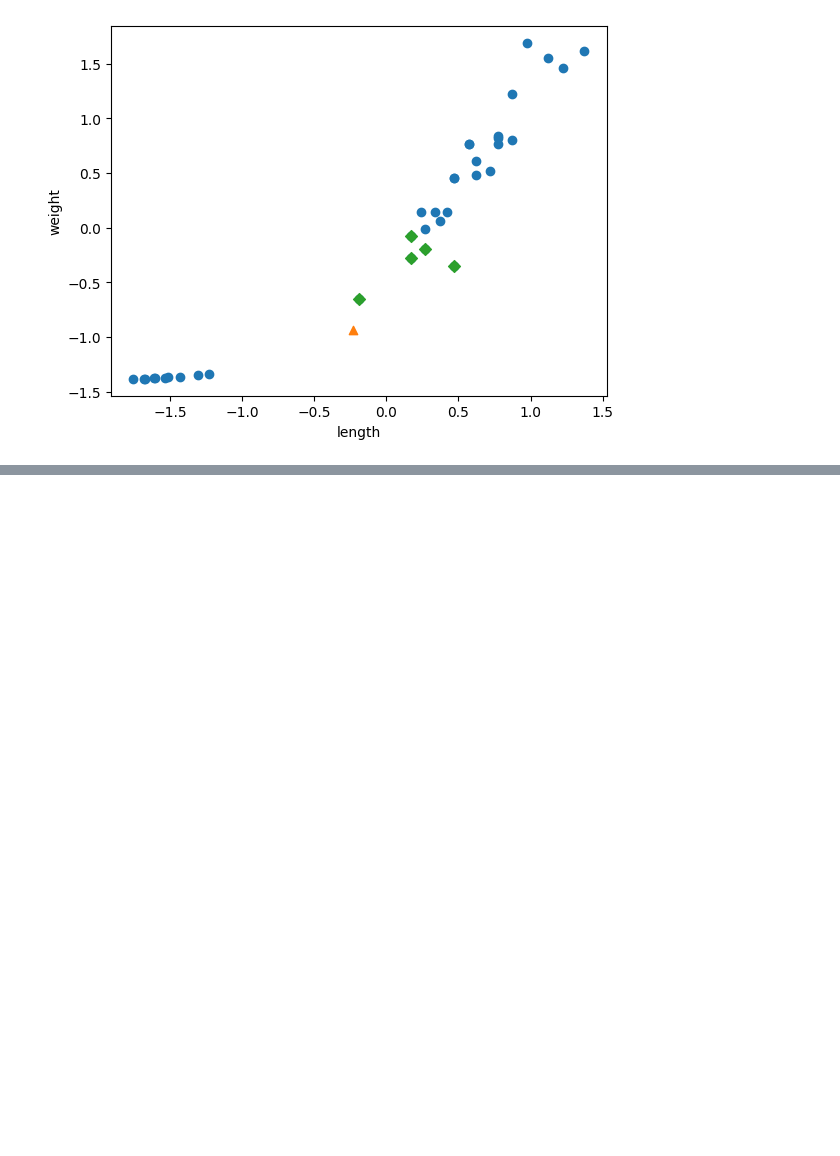
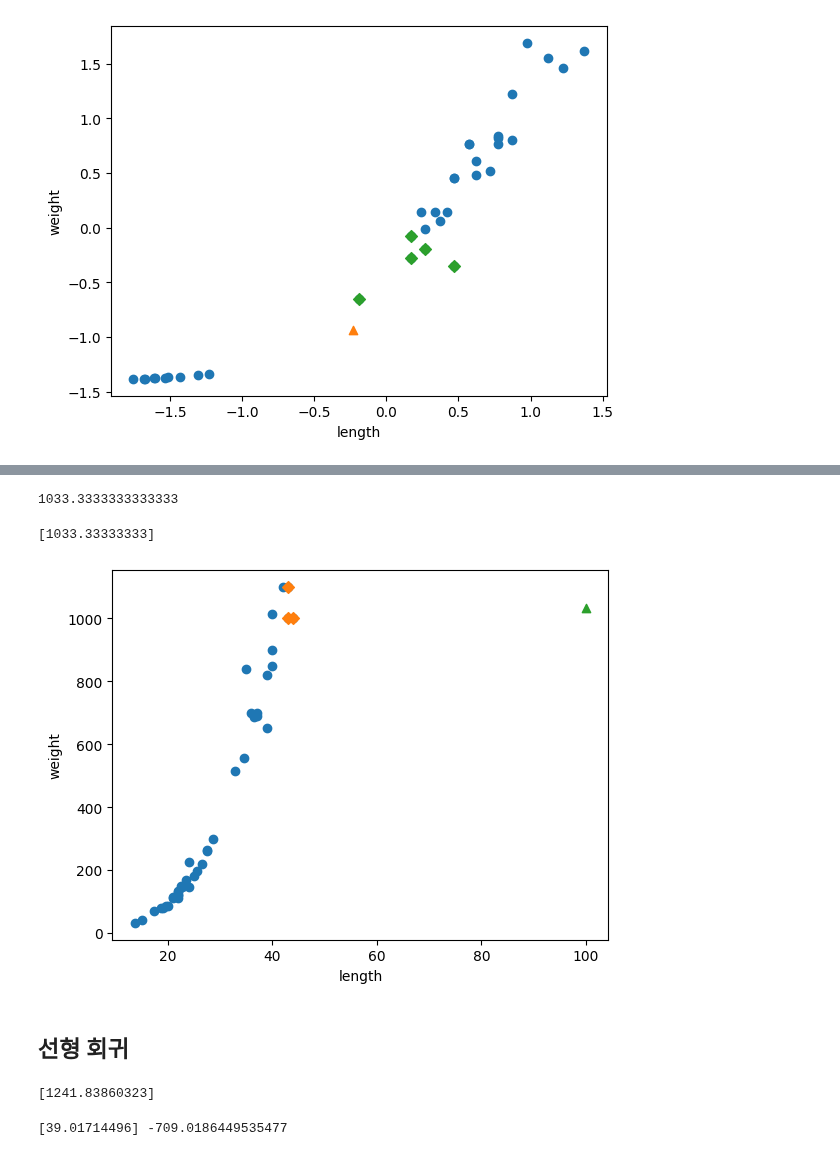
Before and after one commit to StableSub/Learn-AI, a Jupyter notebook: BreamAndSmelt.ipynb, the cells around one changed output, grey strips where cells are left out. Cells and saved outputs as stored; diff of their text form; code cells hidden in the pictures; blank space fills up the shorter version.

```diff
--- a/BreamAndSmelt.ipynb
+++ b/BreamAndSmelt.ipynb
@@ -394,0 +525,31 @@ plt.show() # 이제 정확하게 5개의 가까운 점을 구분 함.
+# %%
+print(np.mean(train_target[indexes]))
+# %% [output]
+1033.3333333333333
+# %%
+print(knr.predict([[100]])) # 무게를 아무리 늘려도 3개의 평균이기 때문에 1033.
+# %% [output]
+[1033.33333333]
+# %%
+distances, indexes = knr.kneighbors([[100]])
+plt.scatter(train_input, train_target)
+plt.scatter(train_input[indexes], train_target[indexes], marker='D')
+plt.scatter(100, 1033, marker='^')
+plt.xlabel('length')
+plt.ylabel('weight')
+plt.show() # 무게가 올라가도 여전히 3개의 점의 평균을 예측.
+# %% [output]
+[figure, added]
+# %% [markdown]
+## 선형 회귀
+# %%
+from sklearn.linear_model import LinearRegression
+lr = LinearRegression()
+lr.fit(train_input, train_target)
+print(lr.predict([[50]]))
+# %% [output]
+[1241.83860323]
+# %%
+print(lr.coef_, lr.intercept_) # 농어 무게 = a * 농어 길이 + b에서 a, b를 나타냄.
+# %% [output]
+[39.01714496] -709.0186449535477
```
Also changed, not shown: parts of 62 cells of this notebook.
